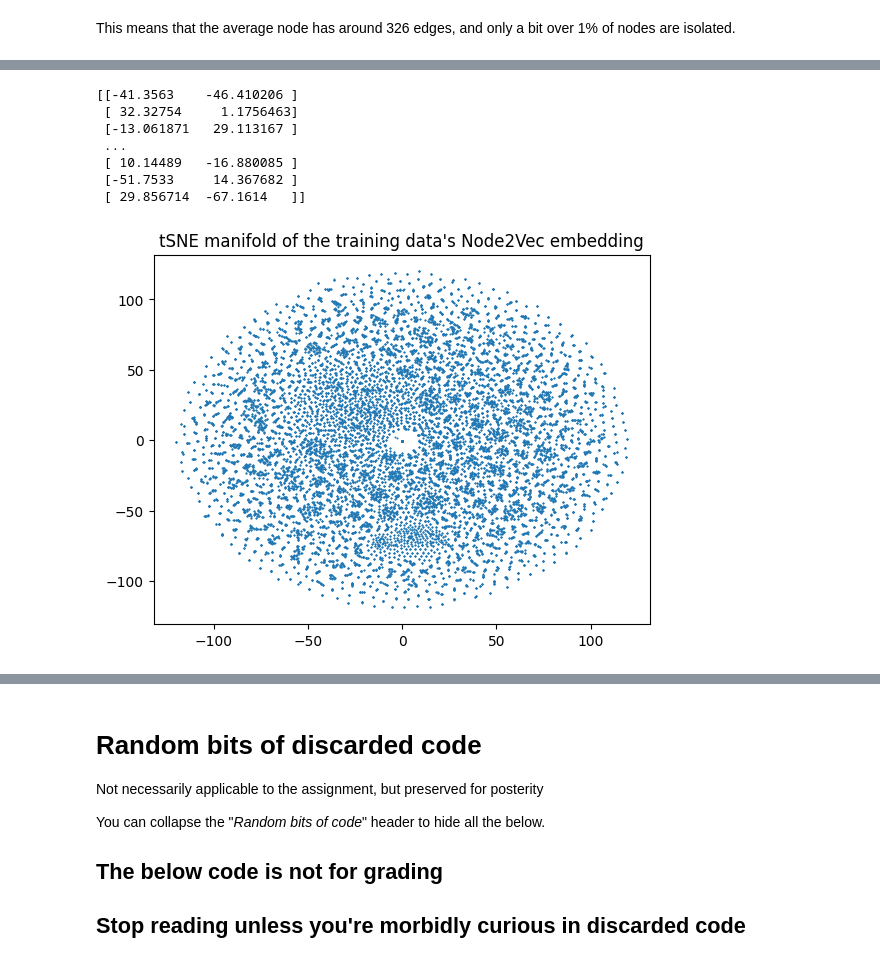
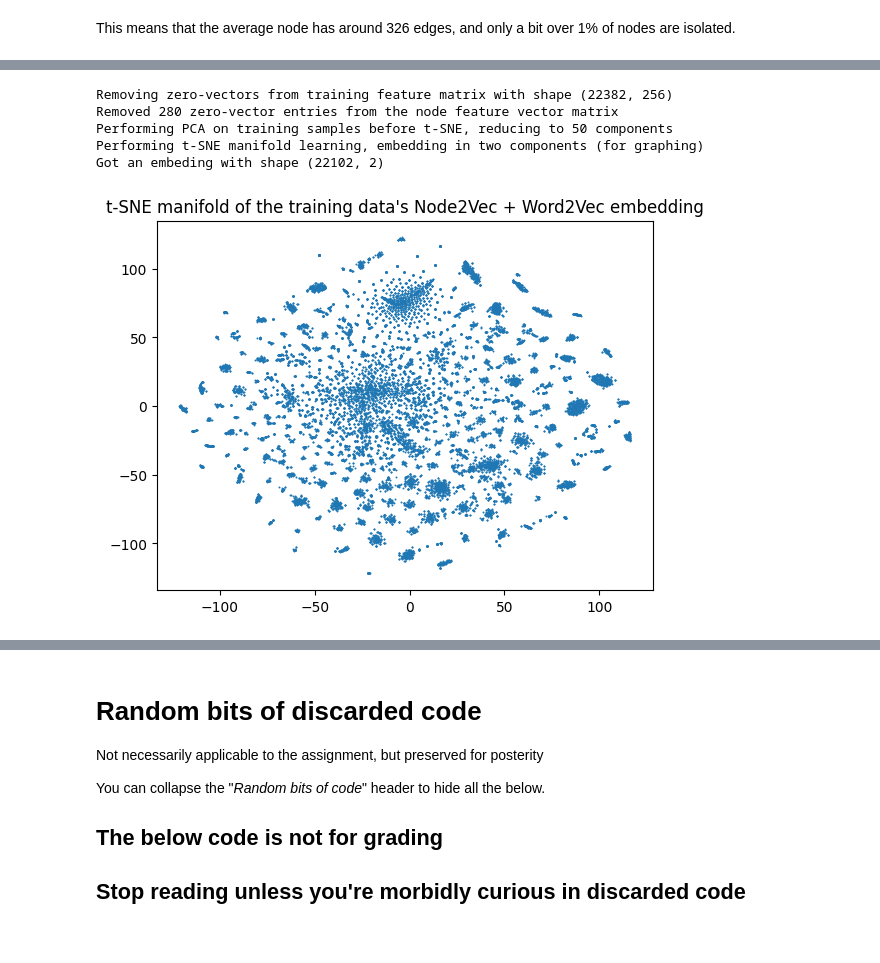
Before and after one commit to JoshCode/uni-CSE2525, a Jupyter notebook: Lab 3/Graphs.ipynb, the cells around one changed output, grey strips where cells are left out. Drawn from its saved outputs; the diff is of its cells as text; code cells hidden in the pictures.

Commit message:
feat: improve t-SNE manifold graphs, add more comments

```diff
--- a/Lab 3/Graphs.ipynb
+++ b/Lab 3/Graphs.ipynb
@@ -846,21 +814,40 @@ plt.show()
-# %%
-from sklearn.manifold import TSNE
-
-# TODO Try this with PCA first
-# TODO Try this after removing isolated
-X_embedded = TSNE(n_components=2, learning_rate='auto', init='random', perplexity=3).fit_transform(X_train_n2v)
-X_embedded.shape
-
-plt.scatter(X_embedded[:,0], X_embedded[:,1], marker=".",lw=0,s=8)
-print(X_embedded)
-plt.title("tSNE manifold of the training data's Node2Vec embedding")
-plt.show()
-# %% [output]
-[[-41.3563    -46.410206 ]
- [ 32.32754     1.1756463]
- [-13.061871   29.113167 ]
- ...
- [ 10.14489   -16.880085 ]
- [-51.7533     14.367682 ]
- [ 29.856714  -67.1614   ]]
-[figure, removed]
+# %%
+# Before performing manifold learning, we want to remove the isolated nodes from this feature matrix
+# The isolated nodes are zero vectors, so we make a new matrix without the zero vectors
+print(f"Removing zero-vectors from training feature matrix with shape {X_train_n2v_w2v.shape}")
+
+X_train_n2v_w2v_without_isolated = []
+zeros = 0
+
+for i in range(X_train_n2v_w2v.shape[0]):
+    node_vector: np.ndarray = X_train_n2v_w2v[i,:]
+
+    # Test if this vector is entirely zero, then it was an isolated node that needs to be removed.
+    is_zeros: bool = np.equal(node_vector, np.zeros(node_vector.shape)).all()
+
+    if is_zeros:
+        zeros += 1
+    else:
+        X_train_n2v_w2v_without_isolated.append(node_vector.tolist())
+
+print(f"Removed {zeros} zero-vector entries from the node feature vector matrix")
+X_train_n2v_w2v_without_isolated = np.array(X_train_n2v_w2v_without_isolated)
+
+from sklearn.decomposition import PCA
+print("Performing PCA on training samples before t-SNE, reducing to 50 components")
+X_reduced = PCA(n_components=50).fit_transform(X_train_n2v_w2v_without_isolated)
+
+print("Performing t-SNE manifold learning, embedding in two components (for graphing)")
+X_embedded = TSNE(n_components=2, learning_rate='auto', init='random', perplexity=30).fit_transform(X_reduced)
+print(f"Got an embeding with shape {X_embedded.shape}")
+
+plt.scatter(X_embedded[:,0], X_embedded[:,1], marker=".",lw=0,s=8)
+plt.title("t-SNE manifold of the training data's Node2Vec + Word2Vec embedding")
+plt.show()
+# %% [output]
+Removing zero-vectors from training feature matrix with shape (22382, 256)
+Removed 280 zero-vector entries from the node feature vector matrix
+Performing PCA on training samples before t-SNE, reducing to 50 components
+Performing t-SNE manifold learning, embedding in two components (for graphing)
+Got an embeding with shape (22102, 2)
+[figure, added]
```
Also changed, not shown: parts of 24 cells of this notebook.
